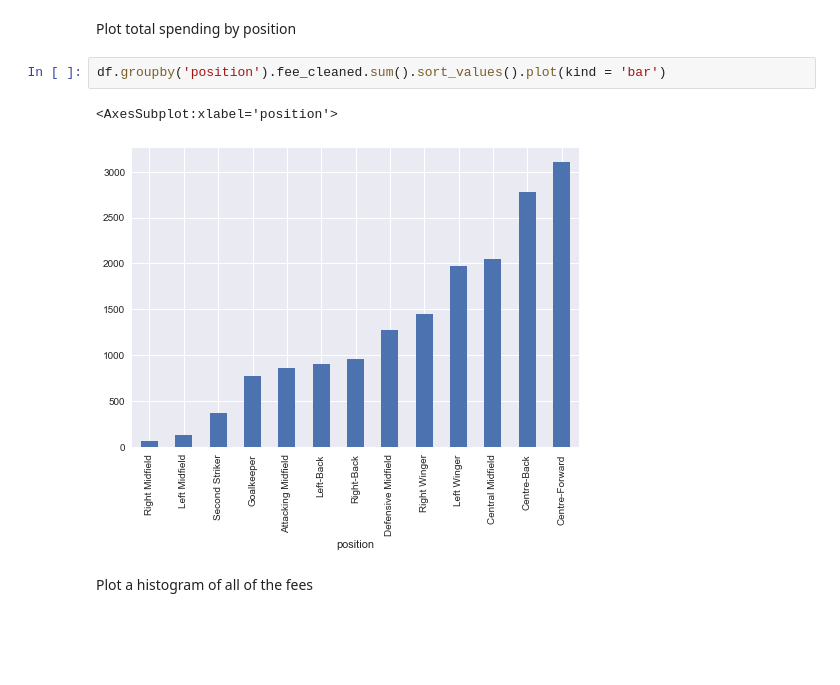
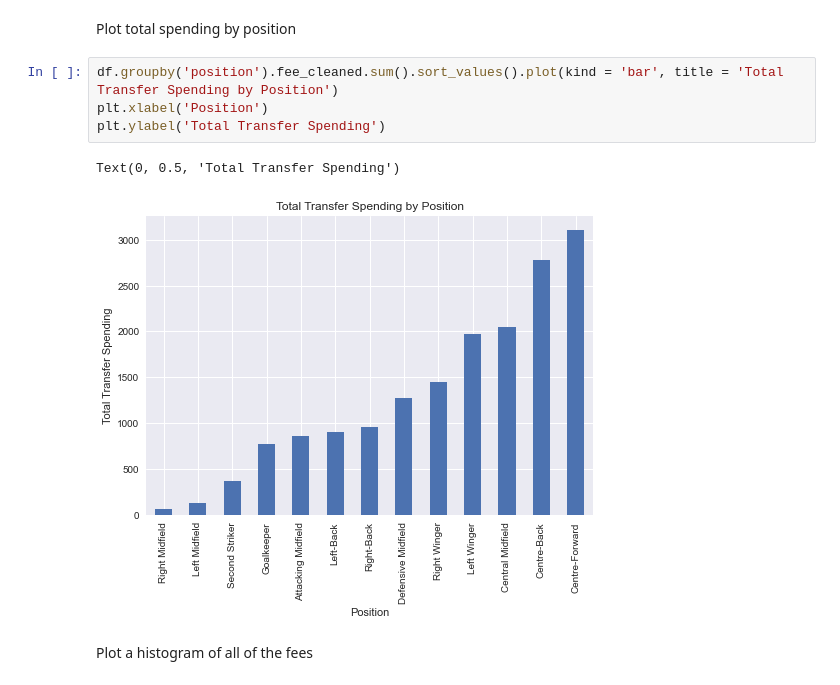
Before and after one commit to esadsetts/Mod_5_Project, a Jupyter notebook: Scrape and EDA.ipynb, the cells around one changed output. Saved outputs shown, nothing was run; the diff lists cells and outputs as text; blank space fills up the shorter version.

```diff
--- a/Scrape and EDA.ipynb
+++ b/Scrape and EDA.ipynb
@@ -96,9 +108,11 @@ df.groupby('position').fee_cleaned.mean().sort_values().plot(kind = 'bar')
 # %% [markdown]
 Plot total spending by position
 # %%
-df.groupby('position').fee_cleaned.sum().sort_values().plot(kind = 'bar')
+df.groupby('position').fee_cleaned.sum().sort_values().plot(kind = 'bar', title = 'Total Transfer Spending by Position')
+plt.xlabel('Position')
+plt.ylabel('Total Transfer Spending')
 # %% [output]
-<AxesSubplot:xlabel='position'>
+Text(0, 0.5, 'Total Transfer Spending')
-[figure, old version]
+[figure, new version]
 # %% [markdown]
 Plot a histogram of all of the fees
```
Also changed, not shown: parts of 13 cells of this notebook, 1 other file.
